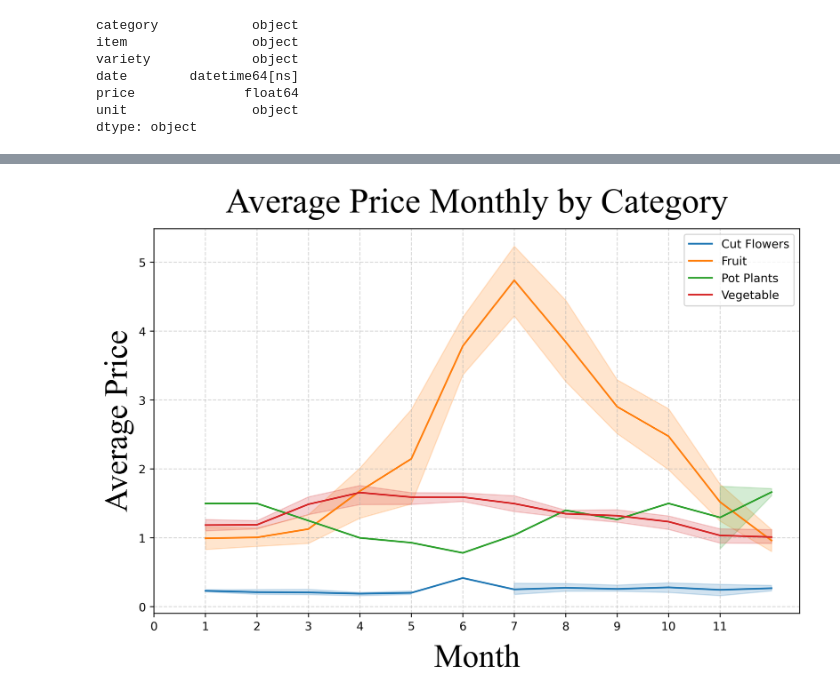
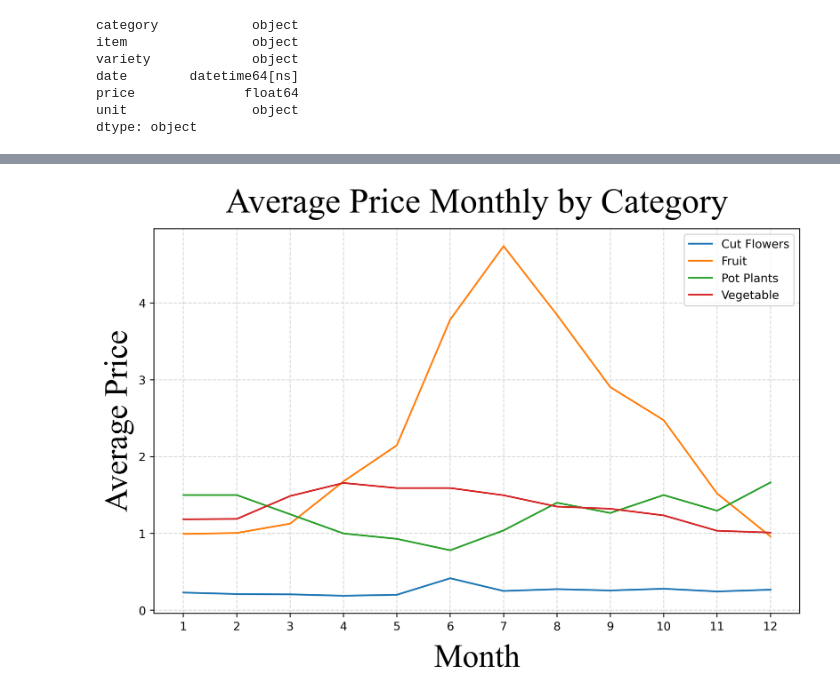
Before and after one commit to CRPeace/Produce_EDA, a Jupyter notebook: UK Produce - Exploratory Data Analysis.ipynb, the cells around one changed output, grey strips where cells are left out. Cells and saved outputs as stored; diff of their text form; code cells hidden in the pictures.

```diff
--- a/UK Produce - Exploratory Data Analysis.ipynb
+++ b/UK Produce - Exploratory Data Analysis.ipynb
@@ -384,24 +384,24 @@ df.sample(5)
 # %%
 #setting up the group and aggregation
 avg_price_df = (df
                     .groupby(['category', 'year', 'month'])
                     ['price'].mean()
                     .reset_index(name='avg_price')
                )
 
 # plotting the average price over time for each category
 plt.figure(figsize=(10, 6), dpi=400)
 for category in avg_price_df['category'].unique():
     category_df = avg_price_df[avg_price_df['category'] == category]
     clean_cat = category.replace('_', ' ').title()
     sns.lineplot(data=category_df, x='month', y='avg_price',
-             label=clean_cat)
+             label=clean_cat, errorbar=None)
 
 plt.title('Average Price Monthly by Category', font='times new roman', size=30, pad=14)
 plt.ylabel('Average Price', font='times new roman', size=28)
 plt.xlabel('Month', font='times new roman', size=28, labelpad=10)
 plt.grid(ls='--', alpha=.5)
 plt.legend(loc='upper right')
-plt.xticks(range(12));
+plt.xticks(range(1, 13));
 # %% [output]
-[figure, old version]
+[figure, new version]
```
Also changed, not shown: parts of 5 cells of this notebook.
